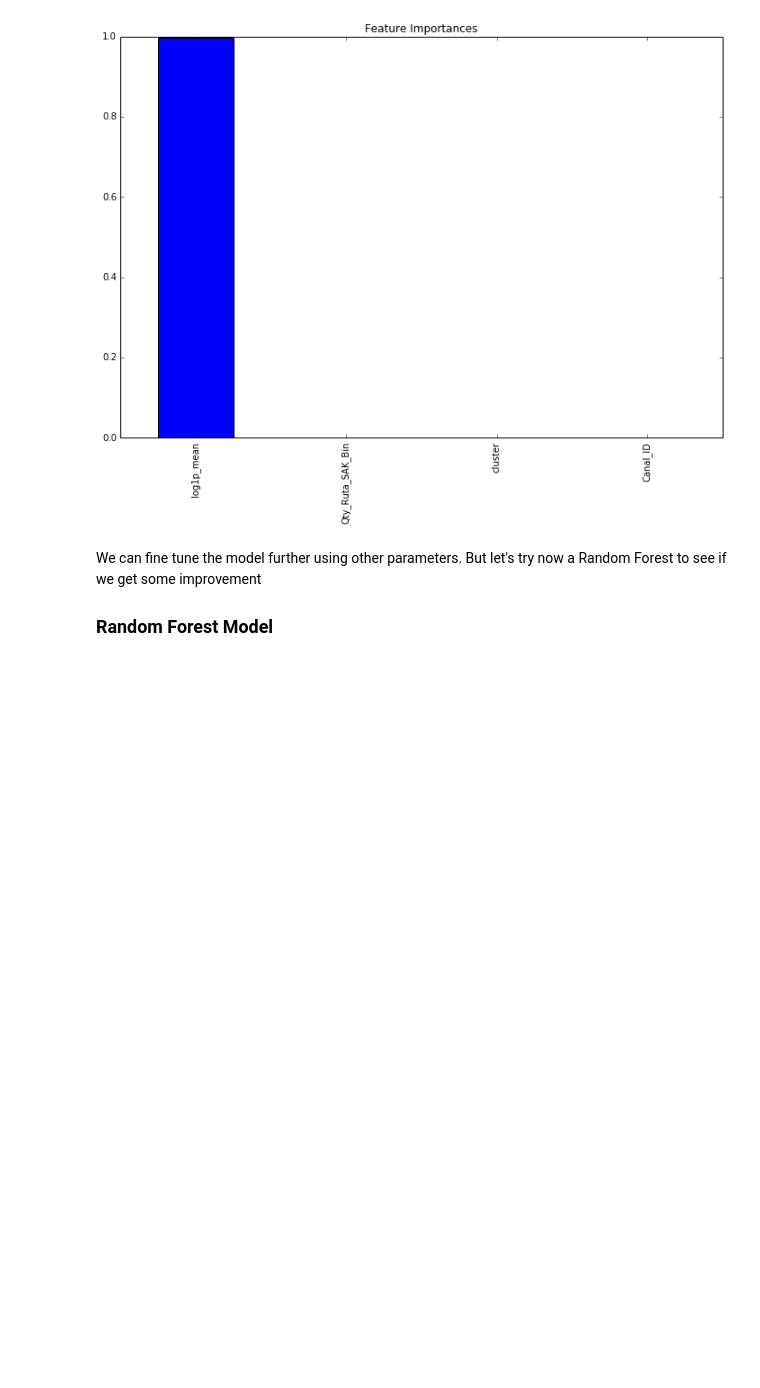
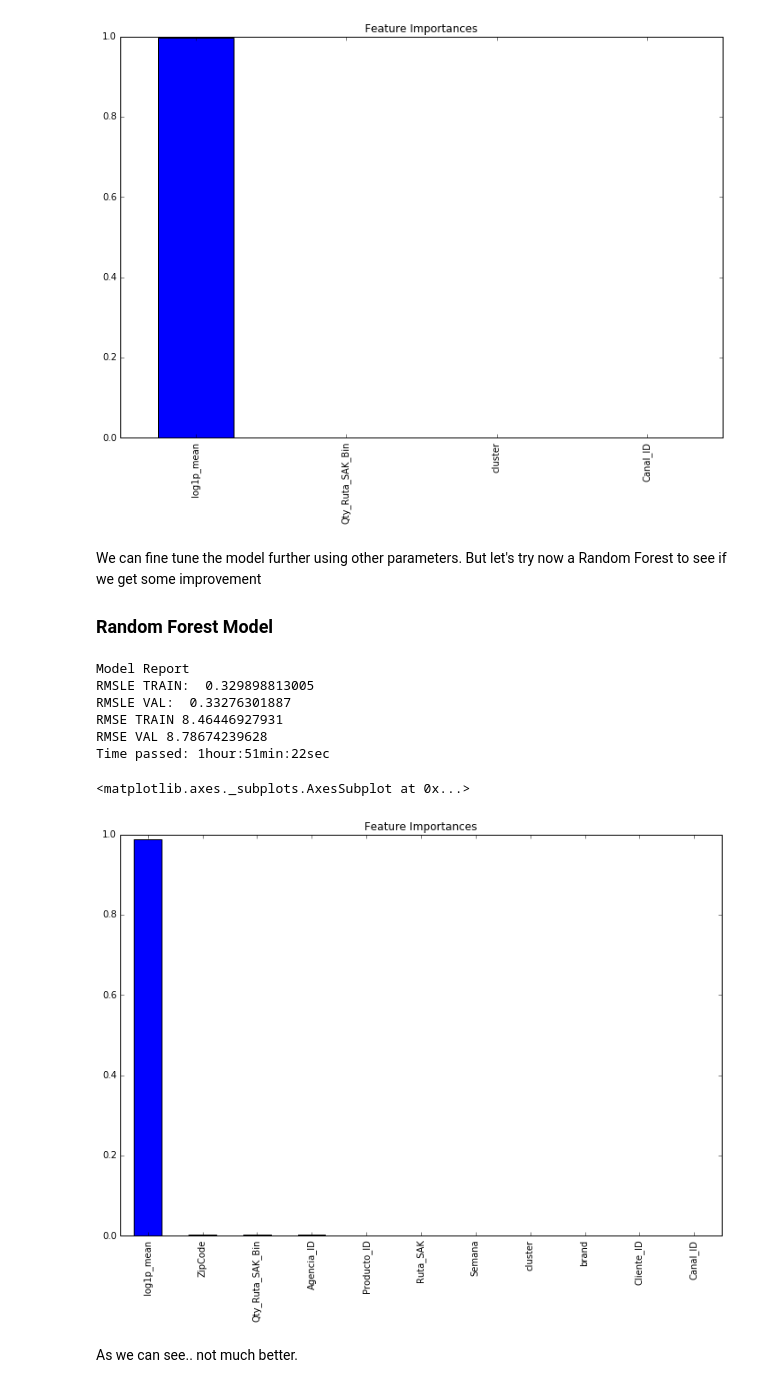
Before and after one commit to pablomarin/kaggle-bimbo, a Jupyter notebook: Model Building - sckit-learn.ipynb, the cells around one changed output. Saved outputs shown, nothing was run; the diff lists cells and outputs as text; code cells hidden in the pictures; blank space fills up the shorter version.

```diff
--- a/Model Building - sckit-learn.ipynb
+++ b/Model Building - sckit-learn.ipynb
@@ -82,7 +82,7 @@ def modelfit(alg, dtrain, dval, dtest, predictors, target, IDcol, filename):
     #submission = pd.DataFrame({ x: dtest[x] for x in IDcol})
     submission = dtest[[IDcol,target]].copy()
     submission[IDcol] = submission[IDcol].astype(int)
-    submission.to_csv(filename, index=False)
+    submission.to_csv("./Submissions/"+filename, index=False)
 # %%
 #now we load our modified train and test set
 
@@ -234,9 +242,20 @@ We can fine tune the model further using other parameters. But let's try now a R
 # %%
 from sklearn.ensemble import RandomForestRegressor
 predictors = [x for x in train.columns if x not in [target]+[IDcol]]
-alg5 = RandomForestRegressor(n_estimators=200,max_depth=25, min_samples_leaf=150,n_jobs=-1)
+alg5 = RandomForestRegressor(n_estimators=10,max_depth=25, min_samples_leaf=150,n_jobs=-1)
 tic()
 modelfit(alg5, train, val, test, predictors, target, IDcol, 'alg5.csv')
 tac()
 coef5 = pd.Series(alg5.feature_importances_, predictors).sort_values(ascending=False)
 coef5.plot(kind='bar', title='Feature Importances')
+# %% [output]
+Model Report
+RMSLE TRAIN:  0.329898813005
+RMSLE VAL:  0.33276301887
+RMSE TRAIN 8.46446927931
+RMSE VAL 8.78674239628
+Time passed: 1hour:51min:22sec
+<matplotlib.axes._subplots.AxesSubplot at 0x...>
+[figure, added]
+# %% [markdown]
+As we can see.. not much better.
```
Also changed, not shown: parts of 4 cells of this notebook, 1 other file.
